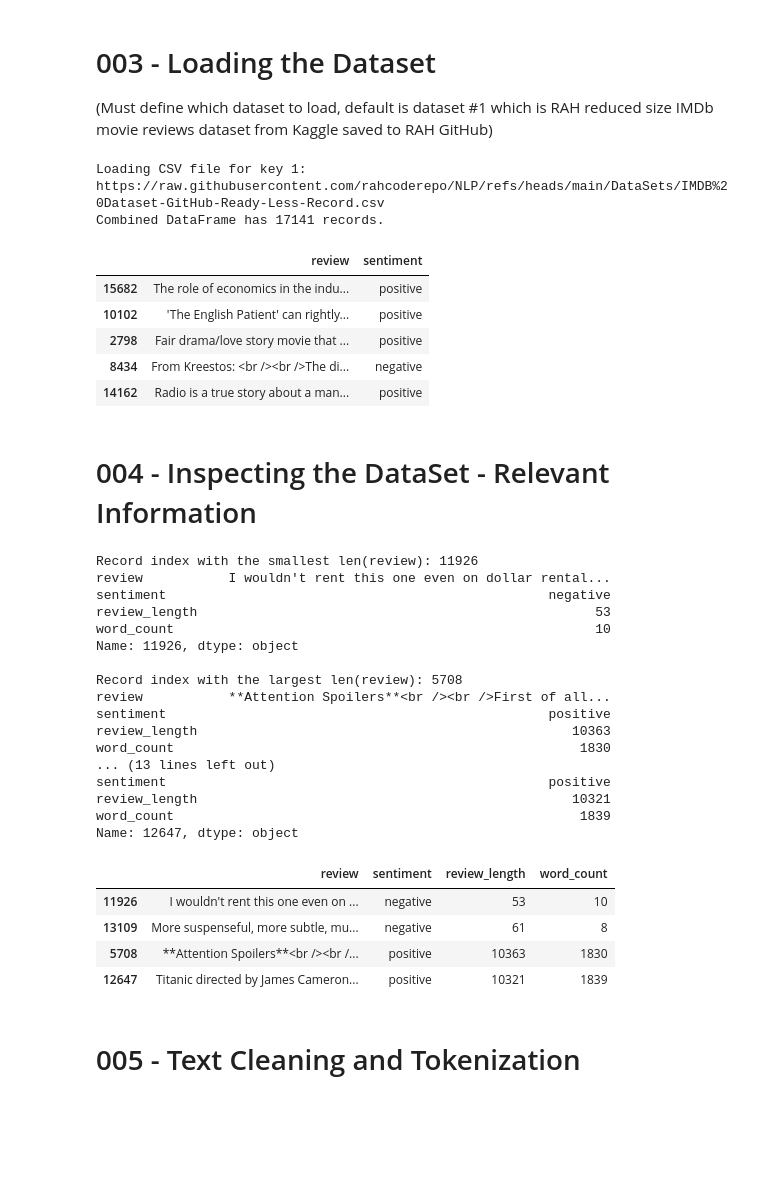
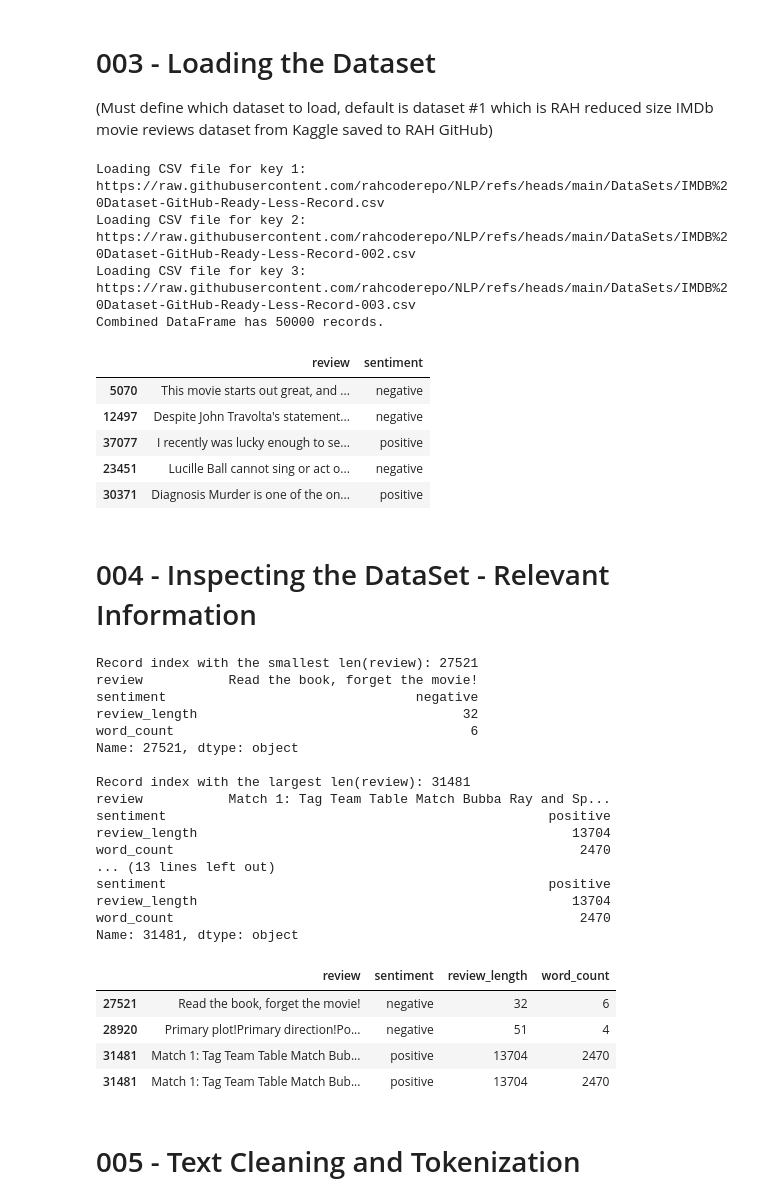
Before and after one commit to rahcoderepo/NLP, a Jupyter notebook: NLP-Assignment/RAH_NLP_Assignment_2_prep_workshop.ipynb, the cells around one changed output. Saved outputs shown, nothing was run; the diff lists cells and outputs as text; code cells hidden in the pictures; blank space fills up the shorter version.

```diff
--- a/NLP-Assignment/RAH_NLP_Assignment_2_prep_workshop.ipynb
+++ b/NLP-Assignment/RAH_NLP_Assignment_2_prep_workshop.ipynb
@@ -95,44 +95,46 @@ def combine_csv_files(file_dict):
     data_frames = []  # List to hold individual DataFrames
 
     # Iterate through the dictionary in the order of keys
     for file_order in sorted(file_dict.keys()):
         url = file_dict[file_order]
         print(f"Loading CSV file for key {file_order}: {url}")
         df = pd.read_csv(url)  # Load the CSV file
         data_frames.append(df)  # Append the DataFrame to the list
 
     # Combine all DataFrames into one
     combined_df = pd.concat(data_frames, ignore_index=True)  # Combine DataFrames
     print(f"Combined DataFrame has {len(combined_df)} records.")
 
     return combined_df
 
 
 # Only one URL (Small Set to Test)
 file_dict = {
     1: "https://raw.githubusercontent.com/rahcoderepo/NLP/refs/heads/main/DataSets/IMDB%20Dataset-GitHub-Ready-Less-Record.csv"
 }
 
 # Multiple URL (All 3 files that combined contains all data in IMDB Dataset)
-# file_dict = {
-#     1: "https://raw.githubusercontent.com/rahcoderepo/NLP/refs/heads/main/DataSets/IMDB%20Dataset-GitHub-Ready-Less-Record.csv",
-#     2: "https://raw.githubusercontent.com/rahcoderepo/NLP/refs/heads/main/DataSets/IMDB%20Dataset-GitHub-Ready-Less-Record-002.csv",
-#     3: "https://raw.githubusercontent.com/rahcoderepo/NLP/refs/heads/main/DataSets/IMDB%20Dataset-GitHub-Ready-Less-Record-003.csv"
-# }
+file_dict = {
+    1: "https://raw.githubusercontent.com/rahcoderepo/NLP/refs/heads/main/DataSets/IMDB%20Dataset-GitHub-Ready-Less-Record.csv",
+    2: "https://raw.githubusercontent.com/rahcoderepo/NLP/refs/heads/main/DataSets/IMDB%20Dataset-GitHub-Ready-Less-Record-002.csv",
+    3: "https://raw.githubusercontent.com/rahcoderepo/NLP/refs/heads/main/DataSets/IMDB%20Dataset-GitHub-Ready-Less-Record-003.csv"
+}
 
 df = combine_csv_files(file_dict)
 
 # Sample the loaded dataset
 df.sample(5)
 # %% [output]
 Loading CSV file for key 1: https://raw.githubusercontent.com/rahcoderepo/NLP/refs/heads/main/DataSets/IMDB%20Dataset-GitHub-Ready-Less-Record.csv
-Combined DataFrame has 17141 records.
+Loading CSV file for key 2: https://raw.githubusercontent.com/rahcoderepo/NLP/refs/heads/main/DataSets/IMDB%20Dataset-GitHub-Ready-Less-Record-002.csv
+Loading CSV file for key 3: https://raw.githubusercontent.com/rahcoderepo/NLP/refs/heads/main/DataSets/IMDB%20Dataset-GitHub-Ready-Less-Record-003.csv
+Combined DataFrame has 50000 records.
 |  | review | sentiment |
-| 15682 | The role of economics in the indu... | positive |
-| 10102 | 'The English Patient' can rightly... | positive |
-| 2798 | Fair drama/love story movie that ... | positive |
-| 8434 | From Kreestos: <br /><br />The di... | negative |
-| 14162 | Radio is a true story about a man... | positive |
+| 5070 | This movie starts out great, and ... | negative |
+| 12497 | Despite John Travolta's statement... | negative |
+| 37077 | I recently was lucky enough to se... | positive |
+| 23451 | Lucille Ball cannot sing or act o... | negative |
+| 30371 | Diagnosis Murder is one of the on... | positive |
 # %% [markdown]
 # 004 - Inspecting the DataSet - Relevant Information
 # %%
@@ -176,28 +178,28 @@ indices = [min_len_index, min_word_count_index, max_len_index, max_word_count_in
 # Display the selected records in the same format as df.sample()
 display(df.loc[indices])
 # %% [output]
-Record index with the smallest len(review): 11926
-review           I wouldn't rent this one even on dollar rental...
-sentiment                                                 negative
-review_length                                                   53
-word_count                                                      10
-Name: 11926, dtype: object
+Record index with the smallest len(review): 27521
+review           Read the book, forget the movie!
+sentiment                                negative
+review_length                                  32
+word_count                                      6
+Name: 27521, dtype: object
 
-Record index with the largest len(review): 5708
-review           **Attention Spoilers**<br /><br />First of all...
+Record index with the largest len(review): 31481
+review           Match 1: Tag Team Table Match Bubba Ray and Sp...
 sentiment                                                 positive
-review_length                                                10363
-word_count                                                    1830
+review_length                                                13704
+word_count                                                    2470
 ... (13 lines left out)
 sentiment                                                 positive
-review_length                                                10321
-word_count                                                    1839
-Name: 12647, dtype: object
+review_length                                                13704
+word_count                                                    2470
+Name: 31481, dtype: object
 |  | review | sentiment | review_length | word_count |
-| 11926 | I wouldn't rent this one even on ... | negative | 53 | 10 |
-| 13109 | More suspenseful, more subtle, mu... | negative | 61 | 8 |
-| 5708 | **Attention Spoilers**<br /><br /... | positive | 10363 | 1830 |
-| 12647 | Titanic directed by James Cameron... | positive | 10321 | 1839 |
+| 27521 | Read the book, forget the movie! | negative | 32 | 6 |
+| 28920 | Primary plot!Primary direction!Po... | negative | 51 | 4 |
+| 31481 | Match 1: Tag Team Table Match Bub... | positive | 13704 | 2470 |
+| 31481 | Match 1: Tag Team Table Match Bub... | positive | 13704 | 2470 |
 # %% [markdown]
 # 005 - Text Cleaning and Tokenization
 # %%
```
Also changed, not shown: parts of 8 cells of this notebook.
